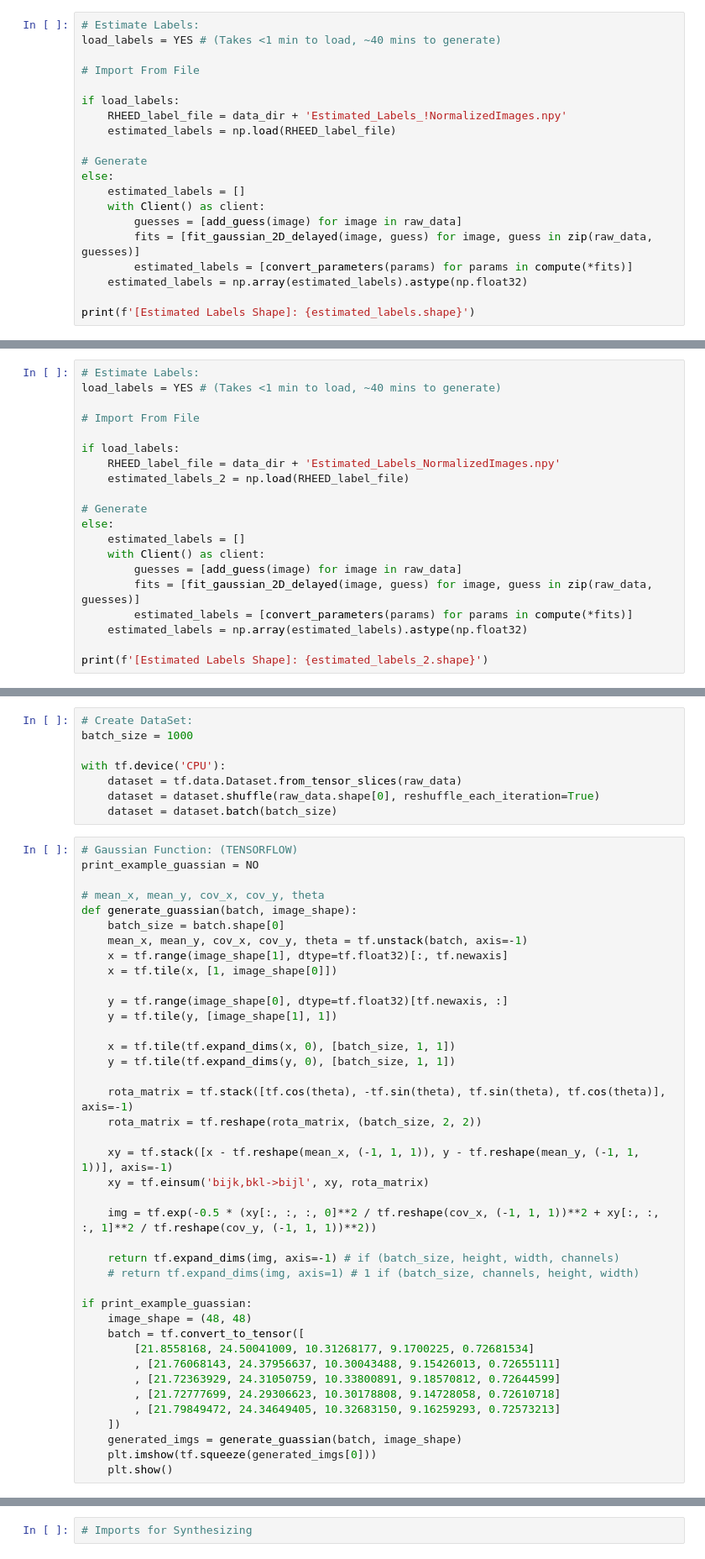
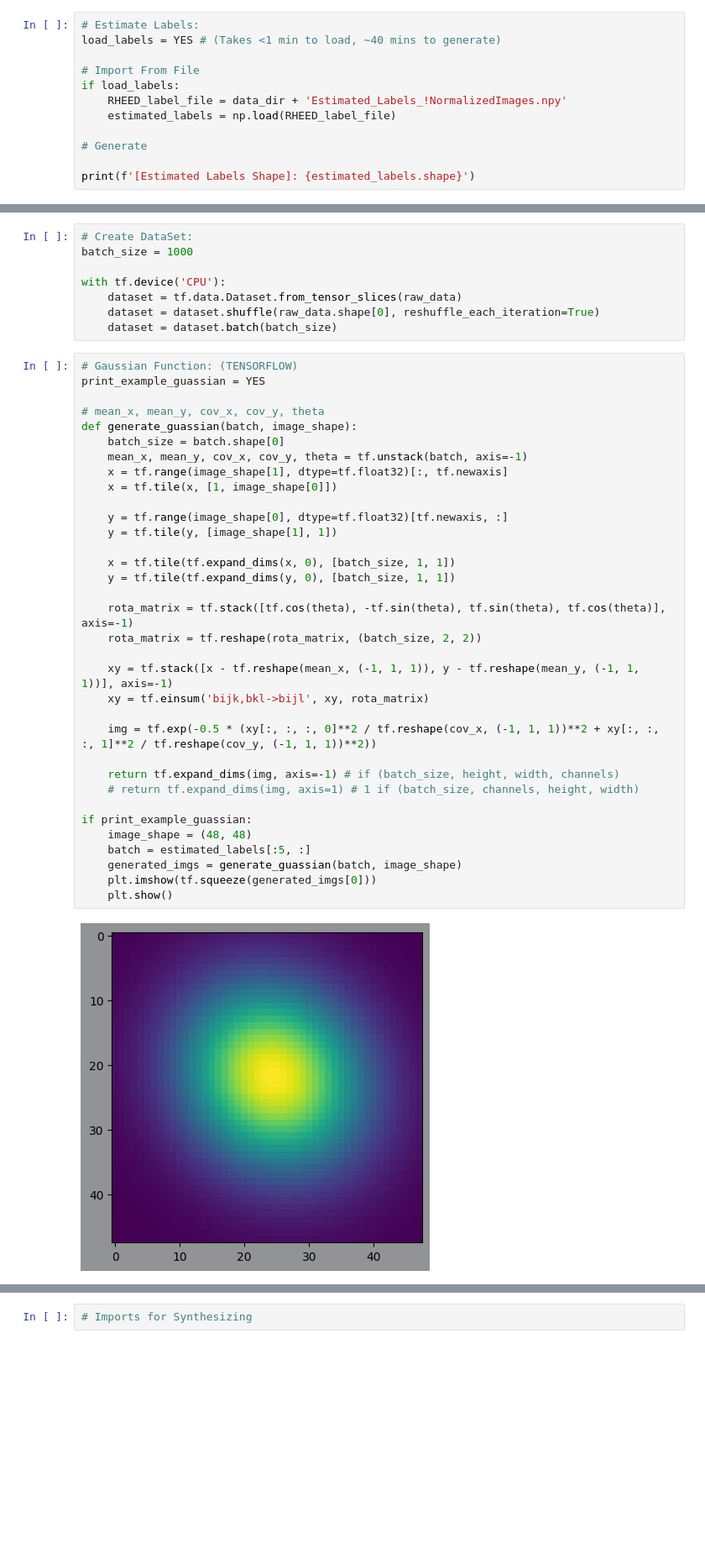
Before and after one commit to pujan-p/Rheed-GaussianModel, a Jupyter notebook: Training/Training.ipynb, the cells around one changed output, grey strips where cells are left out. Shown: that part at 84% size. Saved outputs shown, nothing was run; the diff lists cells and outputs as text; blank space fills up the shorter version.

```diff
--- a/Training/Training.ipynb
+++ b/Training/Training.ipynb
@@ -104,40 +55,12 @@ def fit_gaussian_2D_delayed(data, guess):
 load_labels = YES # (Takes <1 min to load, ~40 mins to generate)
 
 # Import From File
-
 if load_labels:
     RHEED_label_file = data_dir + 'Estimated_Labels_!NormalizedImages.npy'
     estimated_labels = np.load(RHEED_label_file)
 
 # Generate
-else:
-    estimated_labels = []
-    with Client() as client:
-        guesses = [add_guess(image) for image in raw_data]
-        fits = [fit_gaussian_2D_delayed(image, guess) for image, guess in zip(raw_data, guesses)]
-        estimated_labels = [convert_parameters(params) for params in compute(*fits)]
-    estimated_labels = np.array(estimated_labels).astype(np.float32)
 
 print(f'[Estimated Labels Shape]: {estimated_labels.shape}')
 # %% [output]
 [Estimated Labels Shape]: (150985, 5)
-# %%
-# Estimate Labels:
-load_labels = YES # (Takes <1 min to load, ~40 mins to generate)
-
-# Import From File
-
-if load_labels:
-    RHEED_label_file = data_dir + 'Estimated_Labels_NormalizedImages.npy'
-    estimated_labels_2 = np.load(RHEED_label_file)
-
-# Generate
-else:
-    estimated_labels = []
-    with Client() as client:
-        guesses = [add_guess(image) for image in raw_data]
-        fits = [fit_gaussian_2D_delayed(image, guess) for image, guess in zip(raw_data, guesses)]
-        estimated_labels = [convert_parameters(params) for params in compute(*fits)]
-    estimated_labels = np.array(estimated_labels).astype(np.float32)
-
-print(f'[Estimated Labels Shape]: {estimated_labels_2.shape}')
@@ -153,41 +74,37 @@ with tf.device('CPU'):
     dataset = dataset.batch(batch_size)
 # %%
 # Gaussian Function: (TENSORFLOW)
-print_example_guassian = NO
+print_example_guassian = YES
 
 # mean_x, mean_y, cov_x, cov_y, theta
 def generate_guassian(batch, image_shape):
     batch_size = batch.shape[0]
     mean_x, mean_y, cov_x, cov_y, theta = tf.unstack(batch, axis=-1)
     x = tf.range(image_shape[1], dtype=tf.float32)[:, tf.newaxis]
     x = tf.tile(x, [1, image_shape[0]])
 
     y = tf.range(image_shape[0], dtype=tf.float32)[tf.newaxis, :]
     y = tf.tile(y, [image_shape[1], 1])
 
     x = tf.tile(tf.expand_dims(x, 0), [batch_size, 1, 1])
     y = tf.tile(tf.expand_dims(y, 0), [batch_size, 1, 1])
 
     rota_matrix = tf.stack([tf.cos(theta), -tf.sin(theta), tf.sin(theta), tf.cos(theta)], axis=-1)
     rota_matrix = tf.reshape(rota_matrix, (batch_size, 2, 2))
 
     xy = tf.stack([x - tf.reshape(mean_x, (-1, 1, 1)), y - tf.reshape(mean_y, (-1, 1, 1))], axis=-1)
     xy = tf.einsum('bijk,bkl->bijl', xy, rota_matrix)
 
     img = tf.exp(-0.5 * (xy[:, :, :, 0]**2 / tf.reshape(cov_x, (-1, 1, 1))**2 + xy[:, :, :, 1]**2 / tf.reshape(cov_y, (-1, 1, 1))**2))
 
     return tf.expand_dims(img, axis=-1) # if (batch_size, height, width, channels)
     # return tf.expand_dims(img, axis=1) # 1 if (batch_size, channels, height, width)
 
 if print_example_guassian:
     image_shape = (48, 48)
-    batch = tf.convert_to_tensor([
-        [21.8558168, 24.50041009, 10.31268177, 9.1700225, 0.72681534]
-        , [21.76068143, 24.37956637, 10.30043488, 9.15426013, 0.72655111]
-        , [21.72363929, 24.31050759, 10.33800891, 9.18570812, 0.72644599]
-        , [21.72777699, 24.29306623, 10.30178808, 9.14728058, 0.72610718]
-        , [21.79849472, 24.34649405, 10.32683150, 9.16259293, 0.72573213]
-    ])
+    batch = estimated_labels[:5, :]
     generated_imgs = generate_guassian(batch, image_shape)
     plt.imshow(tf.squeeze(generated_imgs[0]))
     plt.show()
+# %% [output]
+[figure, added]
```
Also changed, not shown: parts of 8 cells of this notebook.
